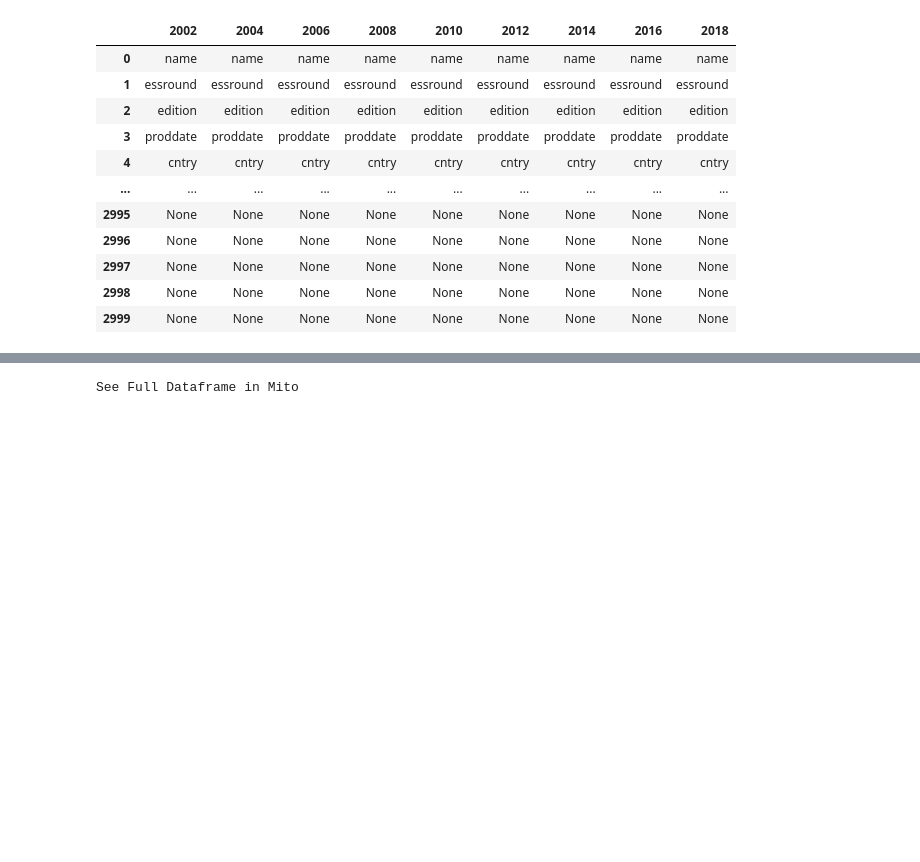
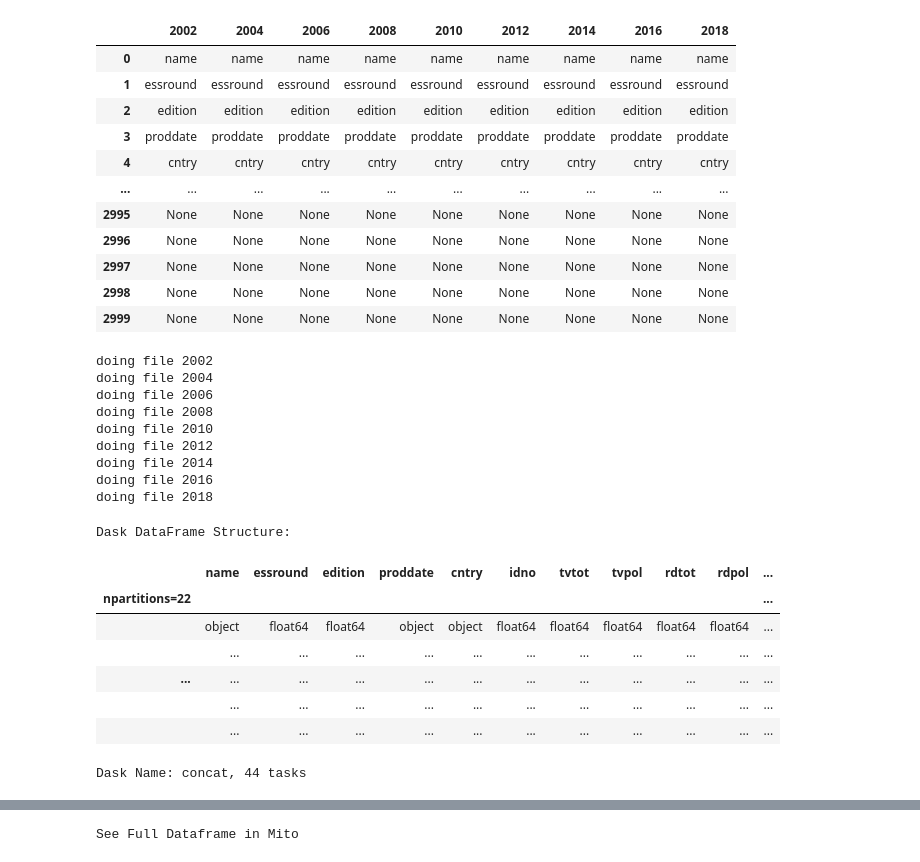
Before and after one commit to linkcharger/glovo, a Jupyter notebook: exploration_aux_data.ipynb, the cells around one changed output, grey strips where cells are left out. Saved outputs shown, nothing was run; the diff lists cells and outputs as text; code cells hidden in the pictures; blank space fills up the shorter version.

Commit message:
created table of all ESS waves

```diff
--- a/exploration_aux_data.ipynb
+++ b/exploration_aux_data.ipynb
@@ -421,3 +422,74 @@ See Full Dataframe in Mito
 | 2997 | None | None | None | None | None | None | None | None | None |
 | 2998 | None | None | None | None | None | None | None | None | None |
 | 2999 | None | None | None | None | None | None | None | None | None |
+# %%
+# stitching all waves together into one database
+waves = []
+dtypes = {
+    'cntbrthc': 'object',
+    'ctzshipc': 'object',
+    'fbrncntb': 'object',
+    'mbrncntb': 'object',
+    'cntbrtha': 'object',
+    'ctzshipa': 'object',
+    'cntbrthd': 'object',
+    'ctzshipd': 'object',
+    'mbrncntc': 'object',
+    'ctzship': 'object',
+    }
+
+
+for file in glob(f'aux_data/03_xenophobia/ESS/*.csv'):
+
+    name = file[file.rfind('\\')+1:-4]
+    if name == 'all_waves': continue
+    print(f'doing file {name}')
+
+    temp = dd.read_csv(
+        file,
+        assume_missing=True,
+        low_memory=False,
+        dtype=dtypes,
+        )
+
+    waves.append(temp)
+
+all = dd.multi.concat(
+    waves,
+    axis='index',
+    join='outer',
+    ignore_index=True,
+    )
+
+defragmented = all.copy()
+
+defragmented.to_parquet(
+    'aux_data/03_xenophobia/ESS/all_waves/',
+    name_function=lambda x: f'ESS-{x:03}.parquet',
+    engine='fastparquet',
+    compression='snappy',
+    write_index=True,
+    append=False,
+    write_metadata_file=True,
+    schema='infer',
+    )
+defragmented
+# %% [output]
+doing file 2002
+doing file 2004
+doing file 2006
+doing file 2008
+doing file 2010
+doing file 2012
+doing file 2014
+doing file 2016
+doing file 2018
+Dask DataFrame Structure:
+|  | name | essround | edition | proddate | cntry | idno | tvtot | tvpol | rdtot | rdpol | ... |
+| npartitions=22 |  |  |  |  |  |  |  |  |  |  | ... |
+|  | object | float64 | float64 | object | object | float64 | float64 | float64 | float64 | float64 | ... |
+|  | ... | ... | ... | ... | ... | ... | ... | ... | ... | ... | ... |
+| ... | ... | ... | ... | ... | ... | ... | ... | ... | ... | ... | ... |
+|  | ... | ... | ... | ... | ... | ... | ... | ... | ... | ... | ... |
+|  | ... | ... | ... | ... | ... | ... | ... | ... | ... | ... | ... |
+Dask Name: concat, 44 tasks
```
Also changed, not shown: parts of 4 cells of this notebook.
